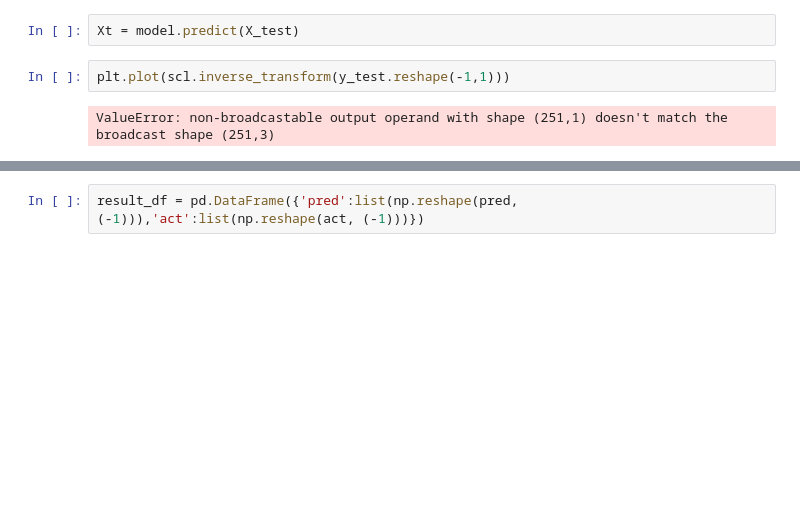
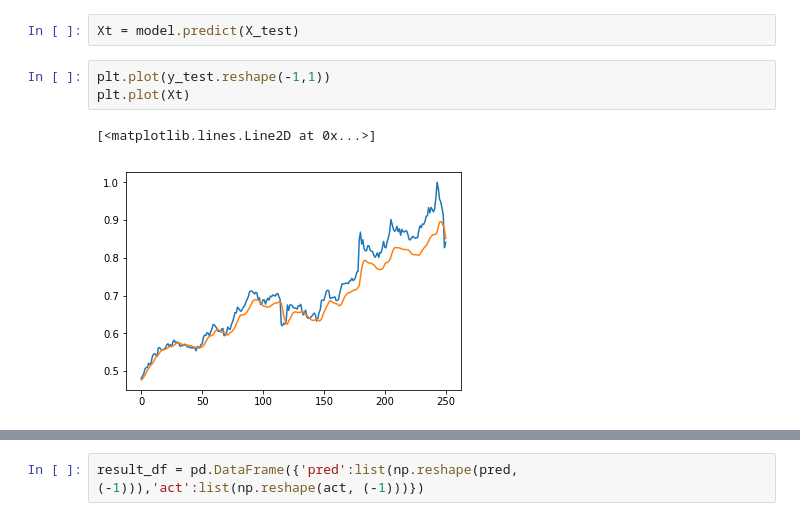
Before and after one commit to jwkanggist/tf-keras-stock-pred, a Jupyter notebook: tfmodule/Stock_Predict_keras_3.ipynb, the cells around one changed output, grey strips where cells are left out. Cells and saved outputs as stored; diff of their text form; blank space fills up the shorter version.

```diff
--- a/tfmodule/Stock_Predict_keras_3.ipynb
+++ b/tfmodule/Stock_Predict_keras_3.ipynb
@@ -113,6 +111,8 @@ y_test.reshape(-1,1).shape
 # %%
 Xt = model.predict(X_test)
 # %%
-plt.plot(scl.inverse_transform(y_test.reshape(-1,1)))
+plt.plot(y_test.reshape(-1,1))
+plt.plot(Xt)
 # %% [output]
-ValueError: non-broadcastable output operand with shape (251,1) doesn't match the broadcast shape (251,3)
+[<matplotlib.lines.Line2D at 0x...>]
+[figure, added]
```
Also changed, not shown: parts of 6 cells of this notebook, 1 other file.
